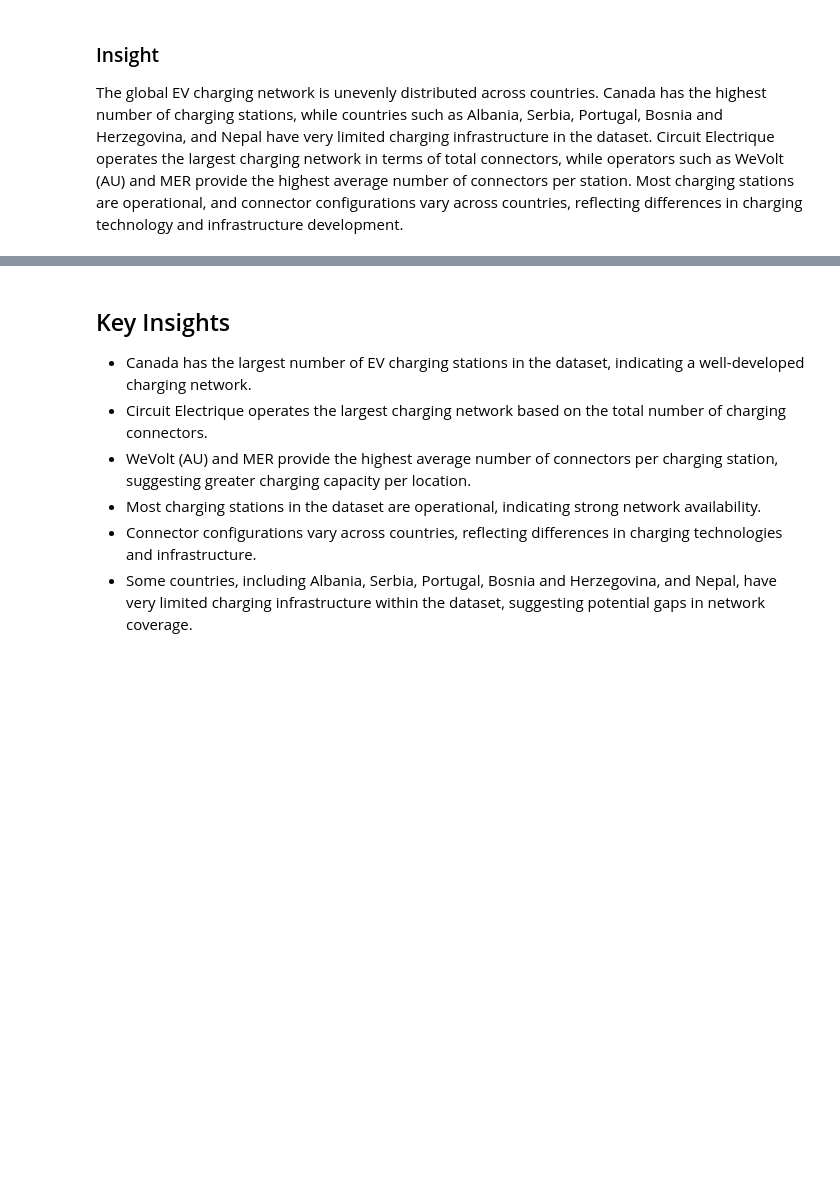
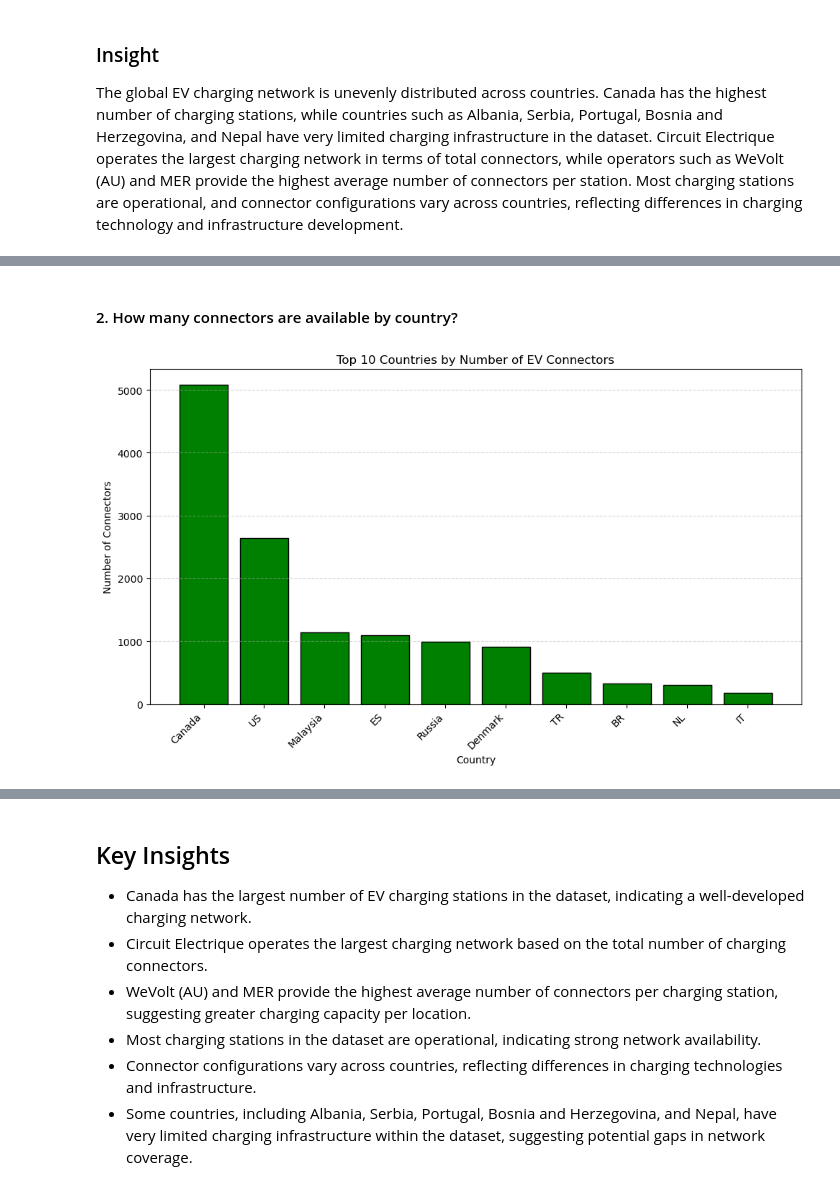
Before and after one commit to kenetworkltd-oss/Data_Analytics_Portfolio, a Jupyter notebook: Project_03_Global_EV_Charging_Stations_Analysis/Global_EV_Charging_Stations_Analysis.ipynb, the cells around one changed output, grey strips where cells are left out. Drawn from its saved outputs; the diff is of its cells as text; code cells hidden in the pictures; blank space fills up the shorter version.

```diff
--- a/Project_03_Global_EV_Charging_Stations_Analysis/Global_EV_Charging_Stations_Analysis.ipynb
+++ b/Project_03_Global_EV_Charging_Stations_Analysis/Global_EV_Charging_Stations_Analysis.ipynb
@@ -491,0 +522,31 @@ The global EV charging network is unevenly distributed across countries. Canada
+# %% [markdown]
+#### 2. How many connectors are available by country?
+# %%
+#Barchart
+import matplotlib.pyplot as plt
+
+#created country_connectors variable that consist of country which section of how many connectors available in the region and total sum then then sort each result from highest to lowest
+country_connectors = (clean_df.groupby("country")["num_connectors"] .sum().sort_values(ascending=False))
+
+#extracting out 10 head of country connector from country_connector
+top_10_connectors = country_connectors.head(10)
+
+plt.figure(figsize=(10, 6))
+
+plt.bar( top_10_connectors.index, top_10_connectors.values, color="green", edgecolor="black")
+
+plt.title("Top 10 Countries by Number of EV Connectors")
+
+plt.xlabel("Country")
+
+plt.ylabel("Number of Connectors")
+
+plt.xticks(rotation=45, ha="right")
+
+plt.grid(axis="y", linestyle="--", alpha=0.5)
+
+plt.tight_layout()
+
+plt.show()
+# %% [output]
+[figure, added]
```
Also changed, not shown: parts of 11 cells of this notebook, 4 other files.
